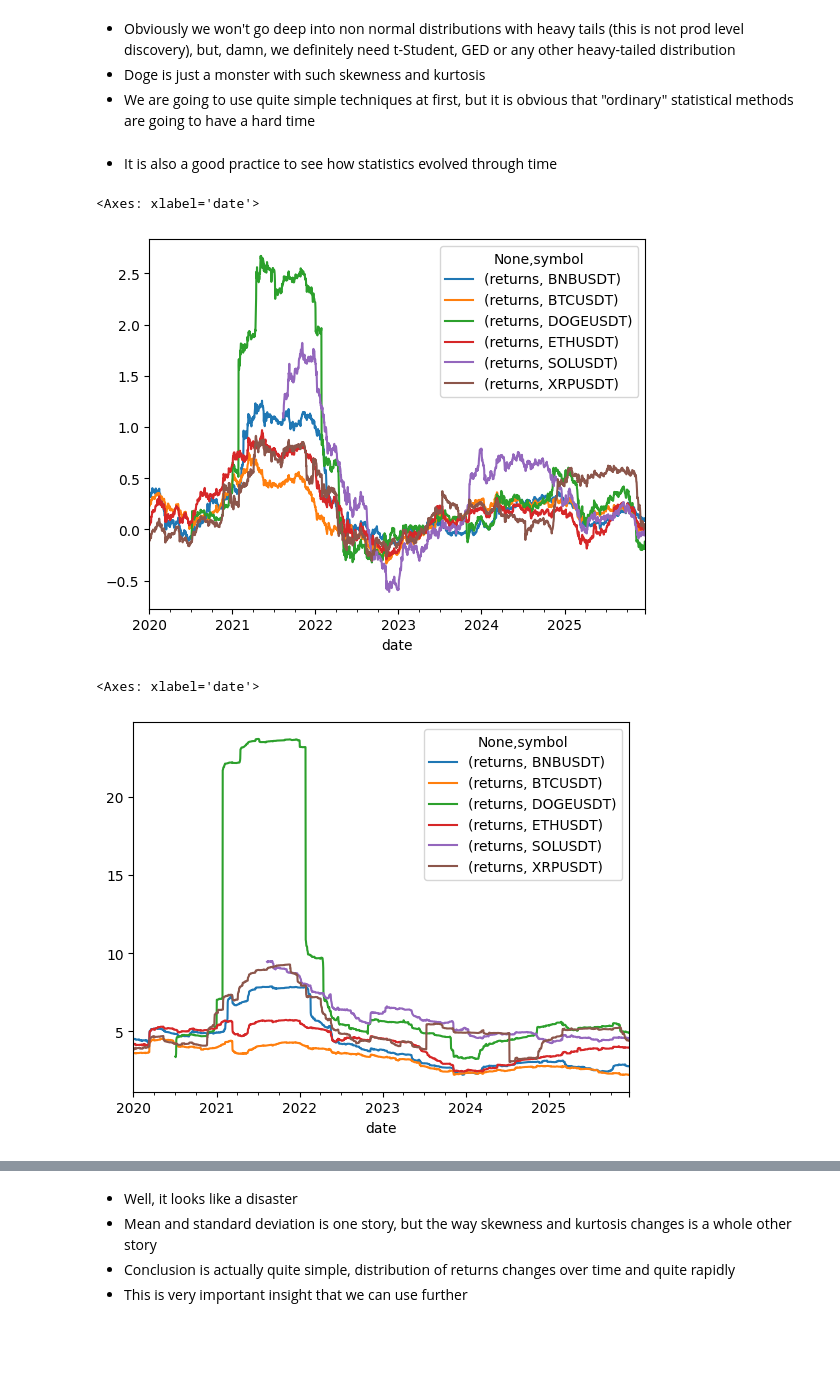
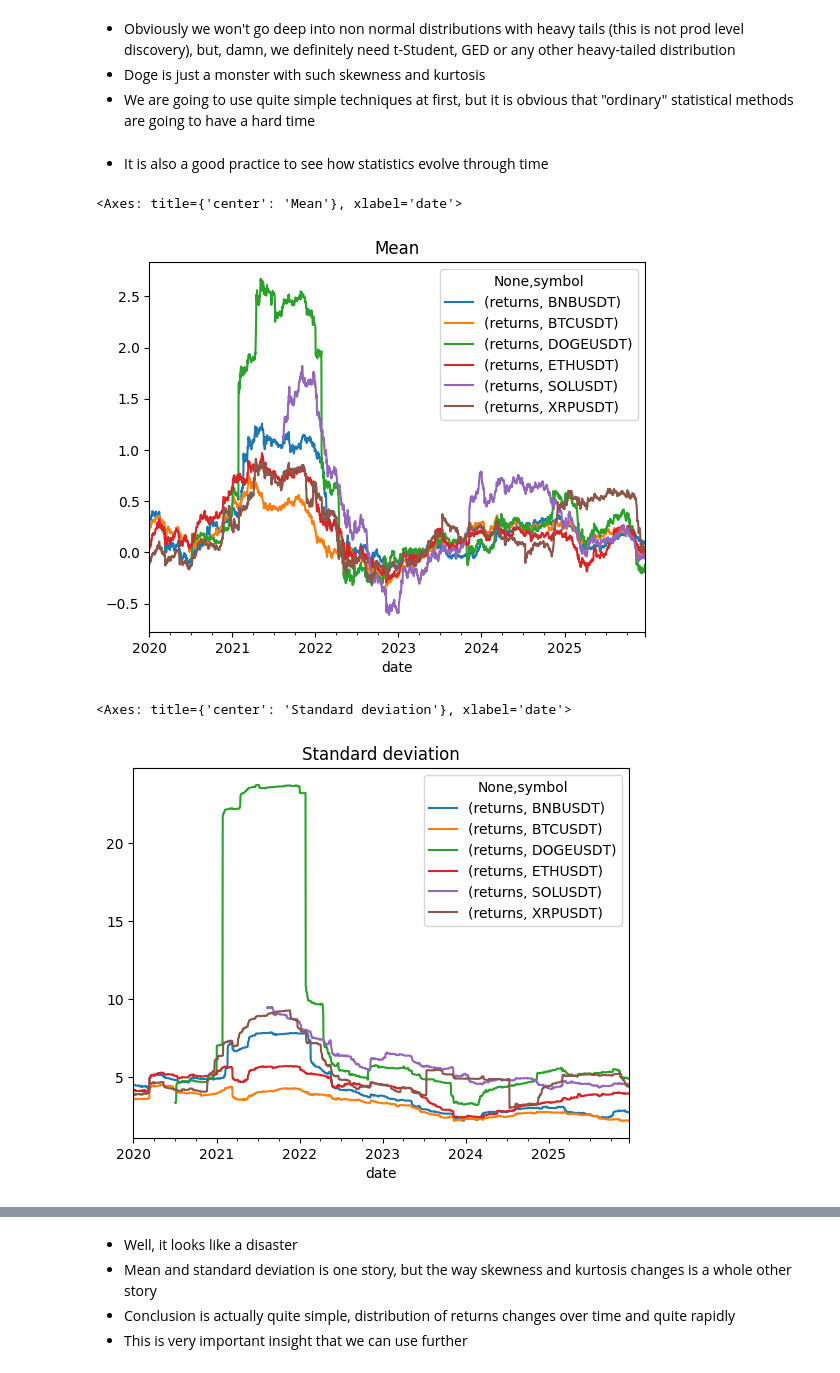
Before and after one commit to Timuchin/CryptoTrading, a Jupyter notebook: trading.ipynb, the cells around one changed output, grey strips where cells are left out. Drawn from its saved outputs; the diff is of its cells as text; code cells hidden in the pictures; blank space fills up the shorter version.

```diff
--- a/trading.ipynb
+++ b/trading.ipynb
@@ -157,17 +161,17 @@ ret.groupby('symbol').apply(pd.DataFrame.kurt)
 - Doge is just a monster with such skewness and kurtosis
 - We are going to use quite simple techniques at first, but it is obvious that "ordinary" statistical methods are going to have a hard time
 # %% [markdown]
-- It is also a good practice to see how statistics evolved through time
+- It is also a good practice to see how statistics evolve through time
 # %%
 WINDOW_SIZE = 365 # using 1 year window
 # %%
-ret.groupby('symbol').rolling(WINDOW_SIZE).mean().reset_index().dropna().set_index('date').pivot(columns = 'symbol').plot()
+ret.groupby('symbol').rolling(WINDOW_SIZE).mean().reset_index().dropna().set_index('date').pivot(columns = 'symbol').plot(title = 'Mean')
 # %% [output]
-<Axes: xlabel='date'>
+<Axes: title={'center': 'Mean'}, xlabel='date'>
-[figure, old version]
+[figure, new version]
 # %%
-ret.groupby('symbol').rolling(WINDOW_SIZE).std().reset_index().dropna().set_index('date').pivot(columns = 'symbol').plot()
+ret.groupby('symbol').rolling(WINDOW_SIZE).std().reset_index().dropna().set_index('date').pivot(columns = 'symbol').plot(title = 'Standard deviation')
 # %% [output]
-<Axes: xlabel='date'>
+<Axes: title={'center': 'Standard deviation'}, xlabel='date'>
-[figure, old version]
+[figure, new version]
 # %%
```
Also changed, not shown: parts of 77 cells of this notebook, 3 other files.
